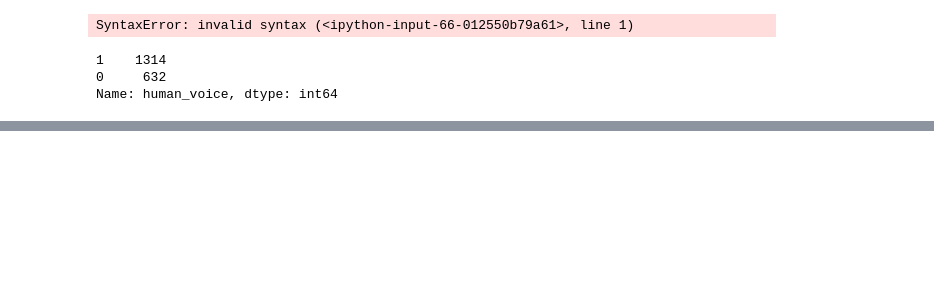
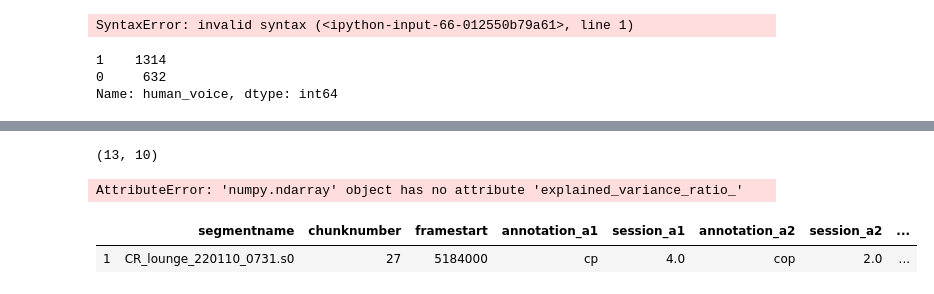
Before and after one commit to gregorylull/human-sound-classification, a Jupyter notebook: chime-data-combining.ipynb, the cells around one changed output, grey strips where cells are left out. Saved outputs shown, nothing was run; the diff lists cells and outputs as text; code cells hidden in the pictures; blank space fills up the shorter version.

```diff
--- a/chime-data-combining.ipynb
+++ b/chime-data-combining.ipynb
@@ -191,0 +174,13 @@ mfcc_df = pd.DataFrame(np.flatten(features_one['mfcc']))
+# %%
+pcaDF.shape
+# %% [output]
+(13, 10)
+# %%
+principalComponents.explained_variance_ratio_
+# %% [output]
+AttributeError: 'numpy.ndarray' object has no attribute 'explained_variance_ratio_'
+# %%
+df.head(1)
+# %% [output]
+|  | segmentname | chunknumber | framestart | annotation_a1 | session_a1 | annotation_a2 | session_a2 | ... |
+| 1 | CR_lounge_220110_0731.s0 | 27 | 5184000 | cp | 4.0 | cop | 2.0 | ... |
```
Also changed, not shown: parts of 29 cells of this notebook, 10 other files.
